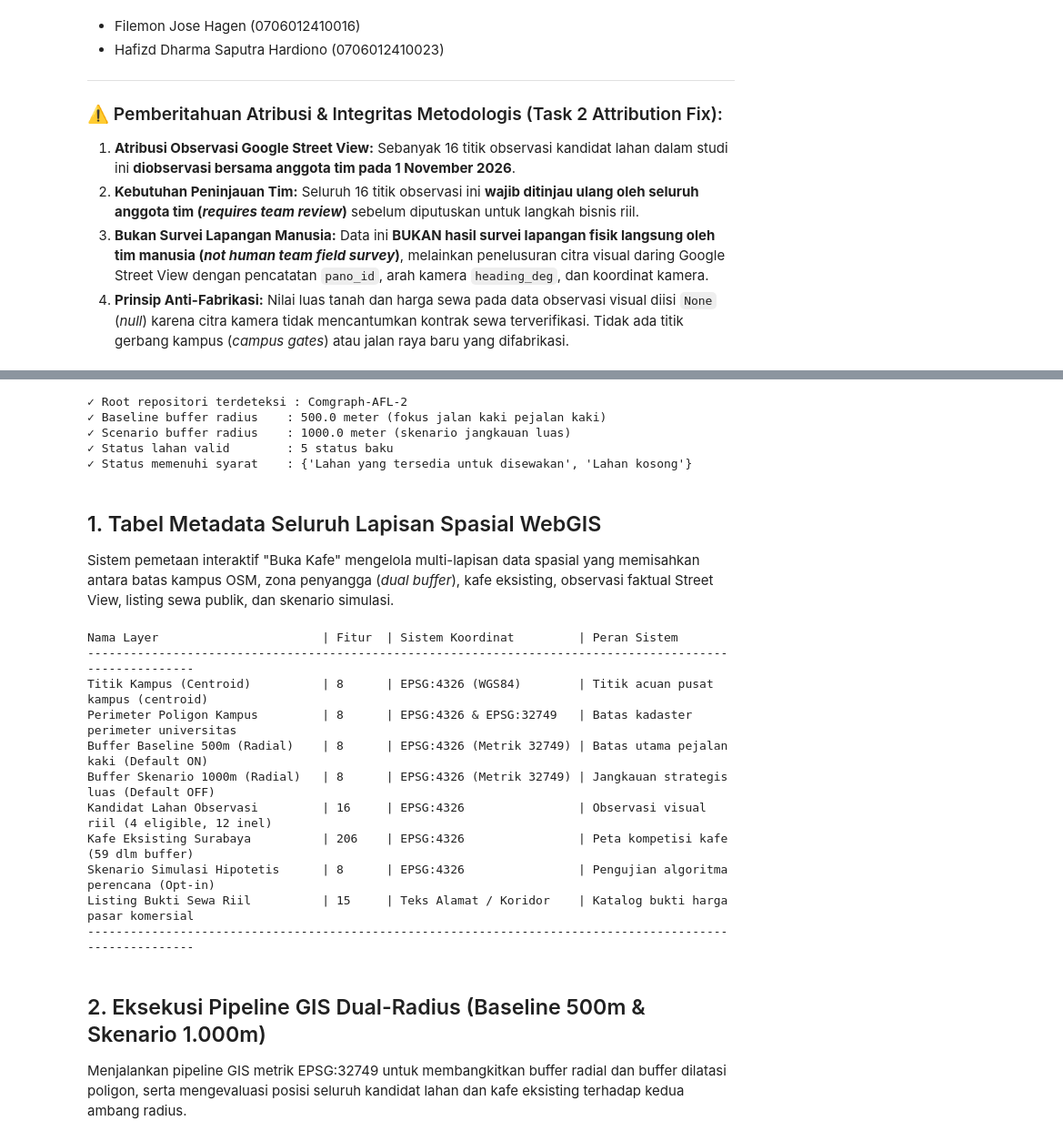
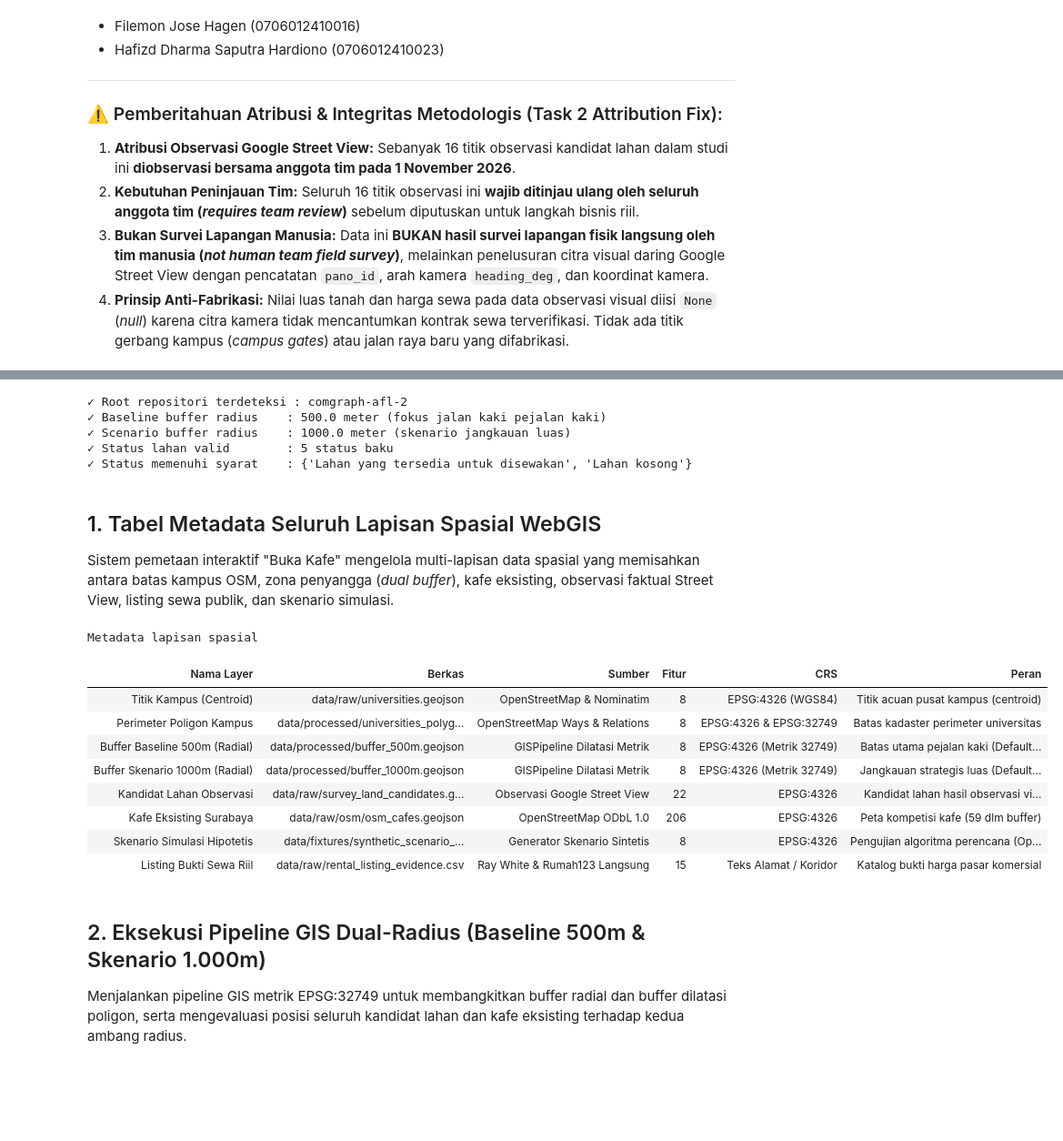
Before and after one commit to HDSH-Dharma/Comgraph-AFL-2, a Jupyter notebook: notebooks/analisis_buka_kafe.ipynb, the cells around one changed output, grey strips where cells are left out. Shown at 91% size. Drawn from its saved outputs; the diff is of its cells as text; code cells hidden in the pictures; blank space fills up the shorter version.

```diff
--- a/notebooks/analisis_buka_kafe.ipynb
+++ b/notebooks/analisis_buka_kafe.ipynb
@@ -75,8 +75,35 @@ print(f"✓ Baseline buffer radius    : {BASELINE_RADIUS_METERS} meter (fokus ja
 print(f"✓ Scenario buffer radius    : {SCENARIO_RADIUS_METERS} meter (skenario jangkauan luas)")
 print(f"✓ Status lahan valid        : {len(VALID_LAND_STATUSES)} status baku")
 print(f"✓ Status memenuhi syarat    : {ELIGIBLE_STATUSES}")
+
+# Helper: tampilkan tabel HTML rapi (bukan teks bergaris)
+from html import escape
+from IPython.display import HTML, display
+
+def tampilkan_tabel(rows, headers, judul=None):
+    css = ("<style>.tbl-kafe{border-collapse:collapse;font-size:13px;margin:6px 0 14px}"
+           ".tbl-kafe th{background:#1e293b;color:#fff;padding:6px 10px;text-align:left !important;position:sticky;top:0}"
+           ".tbl-kafe td{text-align:left !important;padding:5px 10px;border-bottom:1px solid #e2e8f0;vertical-align:top}"
+           ".tbl-kafe tr:nth-child(even) td{background:#f8fafc}"
+           ".tbl-kafe td.num{text-align:right !important;white-space:nowrap;font-variant-numeric:tabular-nums}</style>")
+    def sel(v):
+        if v is None or v == "":
+            return "<td>-</td>"
+        if isinstance(v, bool):
+            return f"<td>{'Ya' if v else 'Tidak'}</td>"
+        if isinstance(v, (int, float)):
+            txt = f"{v:,.1f}" if isinstance(v, float) else f"{v:,}"
+            return f"<td class='num'>{txt}</td>"
+        s = str(v)
+        if s.startswith("http"):
+            return f"<td><a href='{escape(s)}' target='_blank'>buka</a></td>"
+        return f"<td>{escape(s)}</td>"
+    head = "".join(f"<th>{escape(h)}</th>" for h in headers)
+    body = "".join("<tr>" + "".join(sel(c) for c in r) + "</tr>" for r in rows)
+    cap = f"<b>{escape(judul)}</b><br>" if judul else ""
+    display(HTML(css + cap + f"<table class='tbl-kafe'><thead><tr>{head}</tr></thead><tbody>{body}</tbody></table>"))
 # %% [output]
-✓ Root repositori terdeteksi : Comgraph-AFL-2
+✓ Root repositori terdeteksi : comgraph-afl-2
 ✓ Baseline buffer radius    : 500.0 meter (fokus jalan kaki pejalan kaki)
 ✓ Scenario buffer radius    : 1000.0 meter (skenario jangkauan luas)
 ✓ Status lahan valid        : 5 status baku
@@ -122,54 +149,53 @@ layers_meta = [
     {
         "Nama Layer": "Kandidat Lahan Observasi",
         "Path Berkas": "data/raw/survey_land_candidates.geojson",
-        "Sumber": "Google Street View (Claude & Dharma)",
-        "Fitur": 16,
+        "Sumber": "Observasi Google Street View",
+        "Fitur": len(json.load(open(REPO_ROOT / "data" / "raw" / "survey_land_candidates.geojson", encoding="utf-8"))["features"]),
         "CRS": "EPSG:4326",
-        "Peran Sistem": "Observasi visual riil (4 eligible, 12 inel)"
+        "Peran Sistem": "Kandidat lahan hasil observasi visual"
     },
     {
         "Nama Layer": "Kafe Eksisting Surabaya",
         "Path Berkas": "data/raw/osm/osm_cafes.geojson",
         "Sumber": "OpenStreetMap ODbL 1.0",
         "Fitur": 206,
         "CRS": "EPSG:4326",
         "Peran Sistem": "Peta kompetisi kafe (59 dlm buffer)"
     },
     {
         "Nama Layer": "Skenario Simulasi Hipotetis",
         "Path Berkas": "data/fixtures/synthetic_scenario_candidates.geojson",
         "Sumber": "Generator Skenario Sintetis",
         "Fitur": 8,
         "CRS": "EPSG:4326",
         "Peran Sistem": "Pengujian algoritma perencana (Opt-in)"
     },
     {
         "Nama Layer": "Listing Bukti Sewa Riil",
         "Path Berkas": "data/raw/rental_listing_evidence.csv",
         "Sumber": "Ray White & Rumah123 Langsung",
         "Fitur": 15,
         "CRS": "Teks Alamat / Koridor",
         "Peran Sistem": "Katalog bukti harga pasar komersial"
     }
 ]
 
-print(f"{'Nama Layer':<32} | {'Fitur':<6} | {'Sistem Koordinat':<24} | {'Peran Sistem'}")
-print("-" * 105)
-for lyr in layers_meta:
-    print(f"{lyr['Nama Layer']:<32} | {lyr['Fitur']:<6} | {lyr['CRS']:<24} | {lyr['Peran Sistem']}")
-print("-" * 105)
+tampilkan_tabel(
+    [[l["Nama Layer"], l["Path Berkas"], l["Sumber"], l["Fitur"], l["CRS"], l["Peran Sistem"]] for l in layers_meta],
+    ["Nama Layer", "Berkas", "Sumber", "Fitur", "CRS", "Peran"],
+    judul="Metadata lapisan spasial",
+)
 # %% [output]
-Nama Layer                       | Fitur  | Sistem Koordinat         | Peran Sistem
----------------------------------------------------------------------------------------------------------
-Titik Kampus (Centroid)          | 8      | EPSG:4326 (WGS84)        | Titik acuan pusat kampus (centroid)
-Perimeter Poligon Kampus         | 8      | EPSG:4326 & EPSG:32749   | Batas kadaster perimeter universitas
-Buffer Baseline 500m (Radial)    | 8      | EPSG:4326 (Metrik 32749) | Batas utama pejalan kaki (Default ON)
-Buffer Skenario 1000m (Radial)   | 8      | EPSG:4326 (Metrik 32749) | Jangkauan strategis luas (Default OFF)
-Kandidat Lahan Observasi         | 16     | EPSG:4326                | Observasi visual riil (4 eligible, 12 inel)
-Kafe Eksisting Surabaya          | 206    | EPSG:4326                | Peta kompetisi kafe (59 dlm buffer)
-Skenario Simulasi Hipotetis      | 8      | EPSG:4326                | Pengujian algoritma perencana (Opt-in)
-Listing Bukti Sewa Riil          | 15     | Teks Alamat / Koridor    | Katalog bukti harga pasar komersial
----------------------------------------------------------------------------------------------------------
+Metadata lapisan spasial
+| Nama Layer | Berkas | Sumber | Fitur | CRS | Peran |
+| Titik Kampus (Centroid) | data/raw/universities.geojson | OpenStreetMap & Nominatim | 8 | EPSG:4326 (WGS84) | Titik acuan pusat kampus (centroid) |
+| Perimeter Poligon Kampus | data/processed/universities_polyg... | OpenStreetMap Ways & Relations | 8 | EPSG:4326 & EPSG:32749 | Batas kadaster perimeter universitas |
+| Buffer Baseline 500m (Radial) | data/processed/buffer_500m.geojson | GISPipeline Dilatasi Metrik | 8 | EPSG:4326 (Metrik 32749) | Batas utama pejalan kaki (Default... |
+| Buffer Skenario 1000m (Radial) | data/processed/buffer_1000m.geojson | GISPipeline Dilatasi Metrik | 8 | EPSG:4326 (Metrik 32749) | Jangkauan strategis luas (Default... |
+| Kandidat Lahan Observasi | data/raw/survey_land_candidates.g... | Observasi Google Street View | 22 | EPSG:4326 | Kandidat lahan hasil observasi vi... |
+| Kafe Eksisting Surabaya | data/raw/osm/osm_cafes.geojson | OpenStreetMap ODbL 1.0 | 206 | EPSG:4326 | Peta kompetisi kafe (59 dlm buffer) |
+| Skenario Simulasi Hipotetis | data/fixtures/synthetic_scenario_... | Generator Skenario Sintetis | 8 | EPSG:4326 | Pengujian algoritma perencana (Op... |
+| Listing Bukti Sewa Riil | data/raw/rental_listing_evidence.csv | Ray White & Rumah123 Langsung | 15 | Teks Alamat / Koridor | Katalog bukti harga pasar komersial |
 # %% [markdown]
 ## 2. Eksekusi Pipeline GIS Dual-Radius (Baseline 500m & Skenario 1.000m)
 Menjalankan pipeline GIS metrik EPSG:32749 untuk membangkitkan buffer radial dan buffer dilatasi poligon, serta mengevaluasi posisi seluruh kandidat lahan dan kafe eksisting terhadap kedua ambang radius.
```
Also changed, not shown: parts of 7 cells of this notebook, 5 other files.
